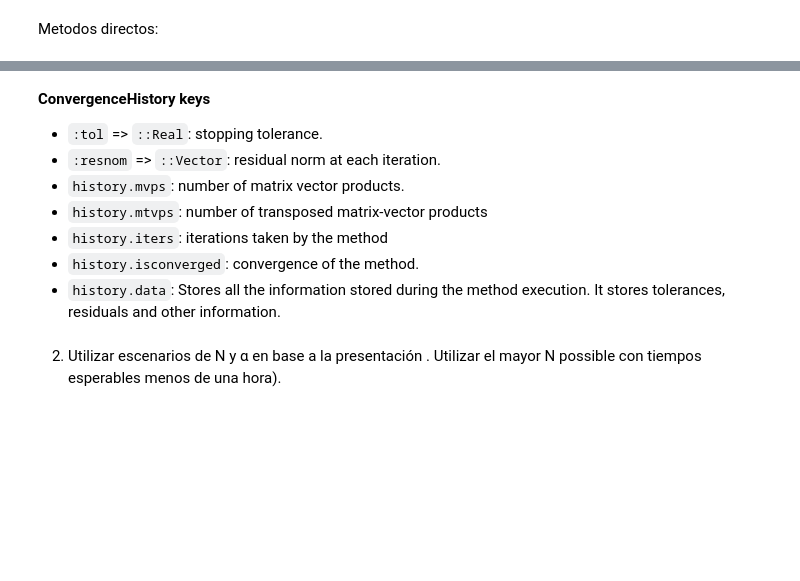
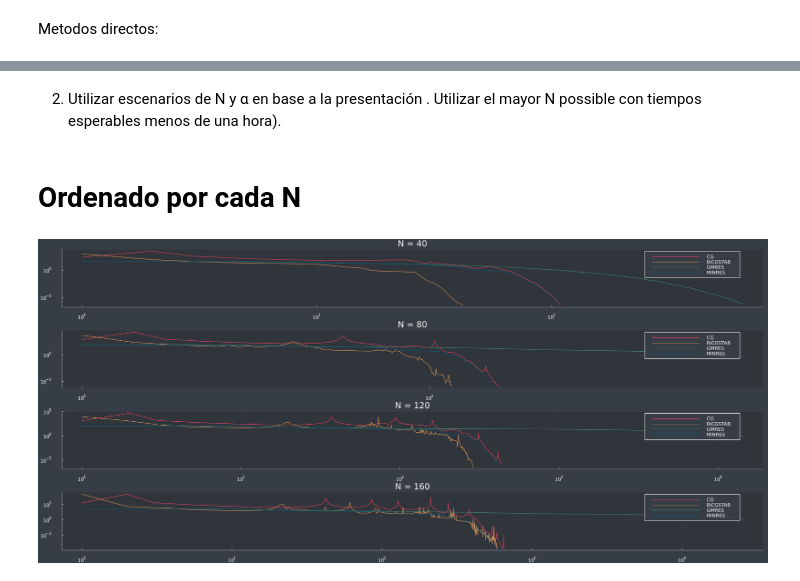
Before and after one commit to ncarrillo93/MetodosIterativos, a Jupyter notebook: Tarea 1.ipynb, the cells around one changed output, grey strips where cells are left out. Drawn from its saved outputs; the diff is of its cells as text; code cells hidden in the pictures; blank space fills up the shorter version.

```diff
--- a/Tarea 1.ipynb
+++ b/Tarea 1.ipynb
@@ -113,13 +109,3 @@ p
-# %% [markdown]
-**ConvergenceHistory keys**
-
-- `:tol` => `::Real`: stopping tolerance.
-- `:resnom` => `::Vector`: residual norm at each iteration.
-- `history.mvps`: number of matrix vector products.
-- `history.mtvps`: number of transposed matrix-vector products
-- `history.iters`: iterations taken by the method
-- `history.isconverged`: convergence of the method.
-- `history.data`:  Stores all the information stored during the method execution. It stores tolerances, residuals and other information.
 # %% [markdown]
 2. Utilizar escenarios de N y α en base a la presentación . Utilizar el mayor N possible con tiempos esperables menos de una hora).
 # %%
@@ -173 +165,29 @@ XQMR=[]       ; HQMR=[]      ; TQMR=[]      ;
  end
+# %% [markdown]
+# Ordenado por cada N
+# %%
+using Plots
+theme(:dark)
+nombres=["CG       ","BICGSTAB ","GMRES    ","MINRES   ","QMR      "];
+tiempos =[ TCG , TBICGSTAB , TGMRES , TMINRES , TQMR ];
+layout= @layout [a ; b ; c ; d ];
+p=plot(layout=layout,size=(1800,800))
+
+
+  for (i,metodo) in enumerate(N_data)
+      nombre=nombres[i];
+      for (j,valor) in enumerate(n)
+          aux=nombres[j];
+          aux2=n[i];
+
+          nombre = nombres[j];
+          label= "$nombre";
+
+          x=[x for x in 1:length( metodo[j][:resnorm] )];
+          y=metodo[j][:resnorm];
+          plot!(p[i],x,y, xscale=:log10, yscale=:log10, label=label,title="N = $aux2")
+      end
+  end
+ p
+# %% [output]
+[figure, added]
```
Also changed, not shown: parts of 15 cells of this notebook.
